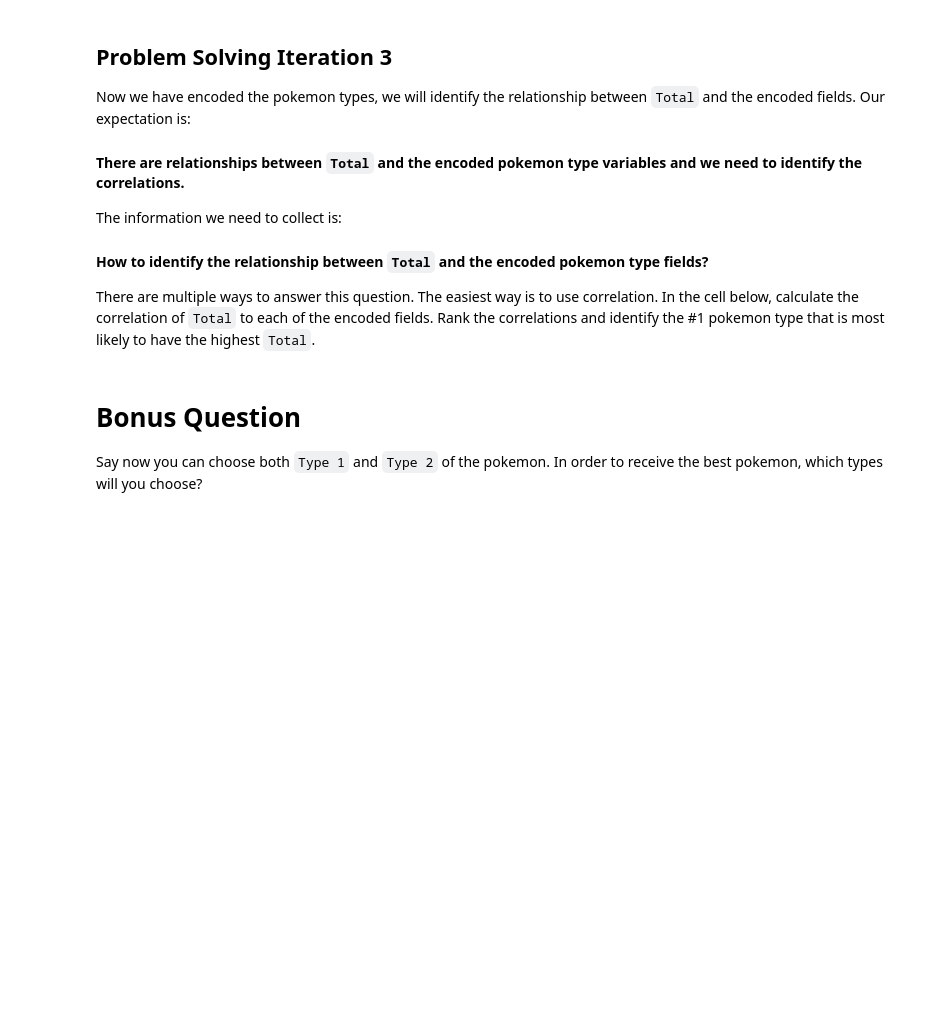
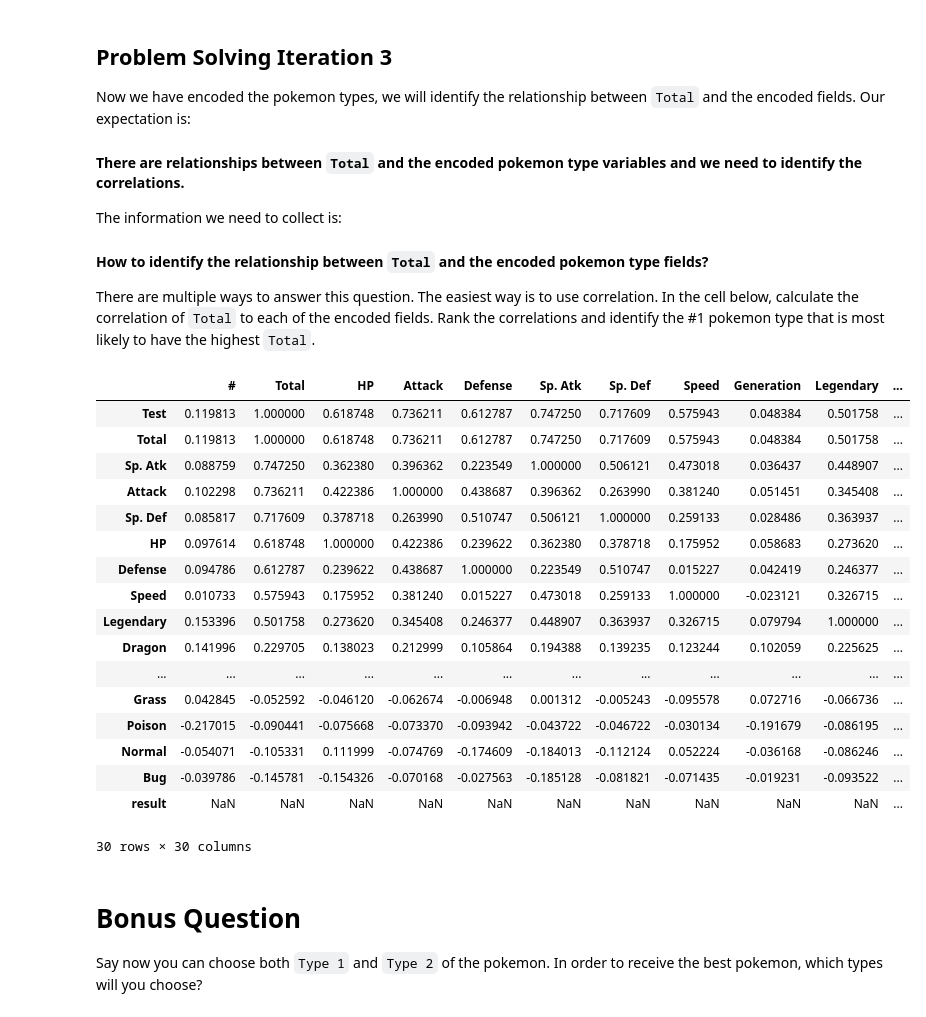
Before and after one commit to ta-data-lis/lab-dataframe-calculations, a Jupyter notebook: your-code/challenge-2.ipynb, the cells around one changed output. Saved outputs shown, nothing was run; the diff lists cells and outputs as text; code cells hidden in the pictures; blank space fills up the shorter version.

```diff
--- a/your-code/challenge-2.ipynb
+++ b/your-code/challenge-2.ipynb
@@ -138,3 +136,29 @@ There are multiple ways to answer this question. The easiest way is to use corre
+# %%
+# your code here
+pokemon = pd.concat([pokemon, pokemon_type], axis= 1)
+pokemon_correl = pokemon.corr().sort_values('Total', ascending=False)
+pokemon_correl
+
+#  It appears that Dragon is the  #1 pokemon type that is most likely to have the highest Total
+# %% [output]
+|  | # | Total | HP | Attack | Defense | Sp. Atk | Sp. Def | Speed | Generation | Legendary | ... |
+| Test | 0.119813 | 1.000000 | 0.618748 | 0.736211 | 0.612787 | 0.747250 | 0.717609 | 0.575943 | 0.048384 | 0.501758 | ... |
+| Total | 0.119813 | 1.000000 | 0.618748 | 0.736211 | 0.612787 | 0.747250 | 0.717609 | 0.575943 | 0.048384 | 0.501758 | ... |
+| Sp. Atk | 0.088759 | 0.747250 | 0.362380 | 0.396362 | 0.223549 | 1.000000 | 0.506121 | 0.473018 | 0.036437 | 0.448907 | ... |
+| Attack | 0.102298 | 0.736211 | 0.422386 | 1.000000 | 0.438687 | 0.396362 | 0.263990 | 0.381240 | 0.051451 | 0.345408 | ... |
+| Sp. Def | 0.085817 | 0.717609 | 0.378718 | 0.263990 | 0.510747 | 0.506121 | 1.000000 | 0.259133 | 0.028486 | 0.363937 | ... |
+| HP | 0.097614 | 0.618748 | 1.000000 | 0.422386 | 0.239622 | 0.362380 | 0.378718 | 0.175952 | 0.058683 | 0.273620 | ... |
+| Defense | 0.094786 | 0.612787 | 0.239622 | 0.438687 | 1.000000 | 0.223549 | 0.510747 | 0.015227 | 0.042419 | 0.246377 | ... |
+| Speed | 0.010733 | 0.575943 | 0.175952 | 0.381240 | 0.015227 | 0.473018 | 0.259133 | 1.000000 | -0.023121 | 0.326715 | ... |
+| Legendary | 0.153396 | 0.501758 | 0.273620 | 0.345408 | 0.246377 | 0.448907 | 0.363937 | 0.326715 | 0.079794 | 1.000000 | ... |
+| Dragon | 0.141996 | 0.229705 | 0.138023 | 0.212999 | 0.105864 | 0.194388 | 0.139235 | 0.123244 | 0.102059 | 0.225625 | ... |
+| ... | ... | ... | ... | ... | ... | ... | ... | ... | ... | ... | ... |
+| Grass | 0.042845 | -0.052592 | -0.046120 | -0.062674 | -0.006948 | 0.001312 | -0.005243 | -0.095578 | 0.072716 | -0.066736 | ... |
+| Poison | -0.217015 | -0.090441 | -0.075668 | -0.073370 | -0.093942 | -0.043722 | -0.046722 | -0.030134 | -0.191679 | -0.086195 | ... |
+| Normal | -0.054071 | -0.105331 | 0.111999 | -0.074769 | -0.174609 | -0.184013 | -0.112124 | 0.052224 | -0.036168 | -0.086246 | ... |
+| Bug | -0.039786 | -0.145781 | -0.154326 | -0.070168 | -0.027563 | -0.185128 | -0.081821 | -0.071435 | -0.019231 | -0.093522 | ... |
+| result | NaN | NaN | NaN | NaN | NaN | NaN | NaN | NaN | NaN | NaN | ... |
+30 rows × 30 columns
 # %% [markdown]
 # Bonus Question
 
```
Also changed, not shown: parts of 1 cell of this notebook.
